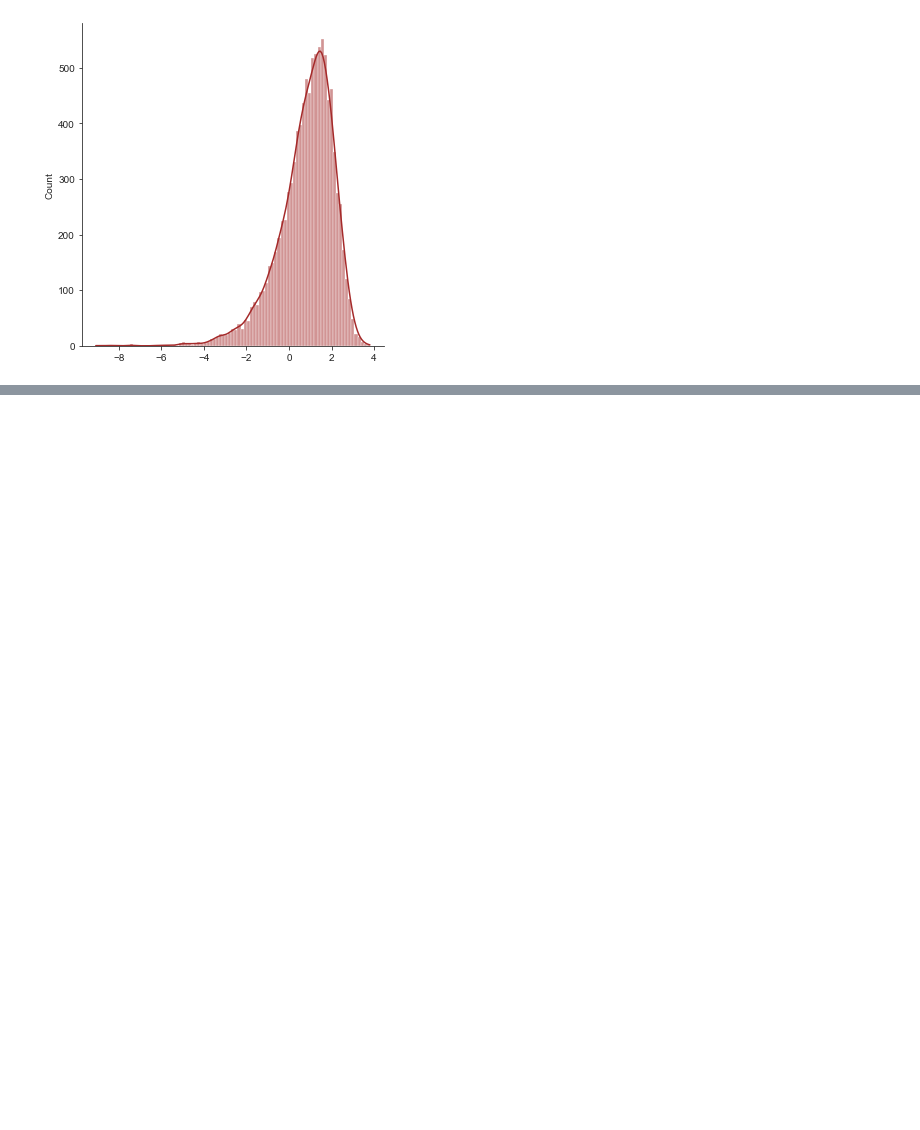
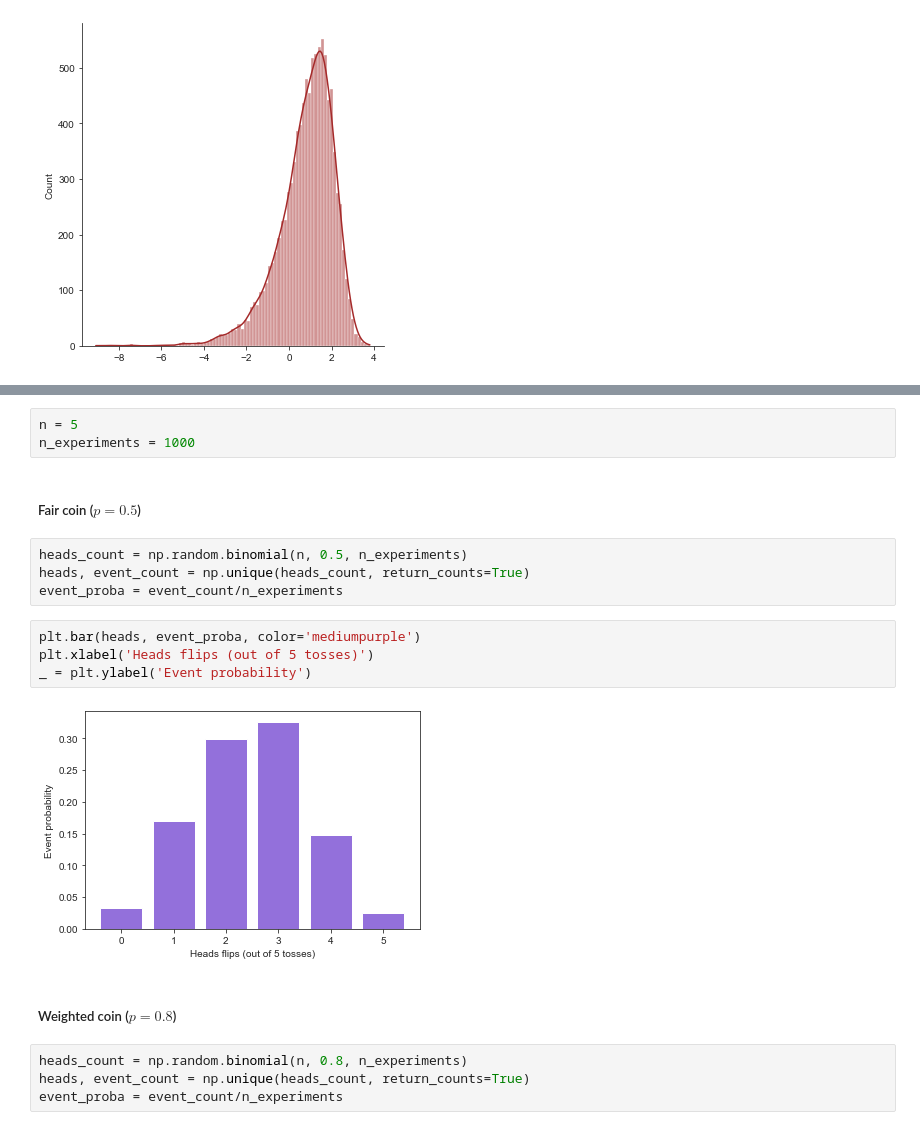
Before and after one commit to luo-xiao/Python_Learning, a Jupyter notebook: app6_probability_and_statistics/2_Distributions_in_ML.ipynb, the cells around one changed output, grey strips where cells are left out. Cells and saved outputs as stored; diff of their text form; blank space fills up the shorter version.

```diff
--- a/app6_probability_and_statistics/2_Distributions_in_ML.ipynb
+++ b/app6_probability_and_statistics/2_Distributions_in_ML.ipynb
@@ -194,0 +226,21 @@ _ = sns.displot(np.log(x), color='brown', kde=True)
+# %%
+n = 5
+n_experiments = 1000
+# %% [markdown]
+##### Fair coin ($p=0.5$)
+# %%
+heads_count = np.random.binomial(n, 0.5, n_experiments)
+heads, event_count = np.unique(heads_count, return_counts=True)
+event_proba = event_count/n_experiments
+# %%
+plt.bar(heads, event_proba, color='mediumpurple')
+plt.xlabel('Heads flips (out of 5 tosses)')
+_ = plt.ylabel('Event probability')
+# %% [output]
+[figure, added]
+# %% [markdown]
+##### Weighted coin ($p=0.8$)
+# %%
+heads_count = np.random.binomial(n, 0.8, n_experiments)
+heads, event_count = np.unique(heads_count, return_counts=True)
+event_proba = event_count/n_experiments
```
Also changed, not shown: parts of 14 cells of this notebook.
